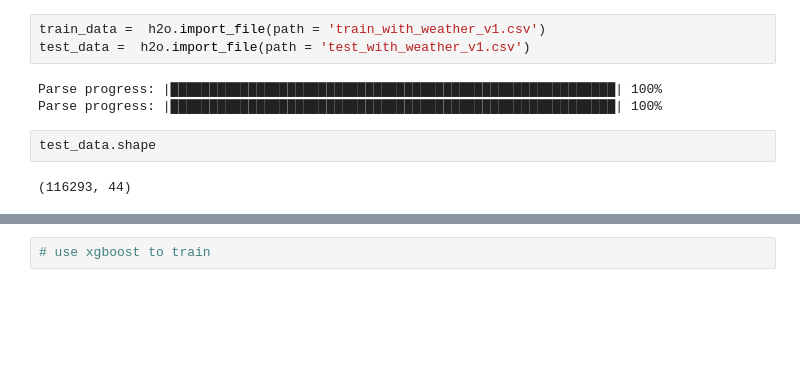
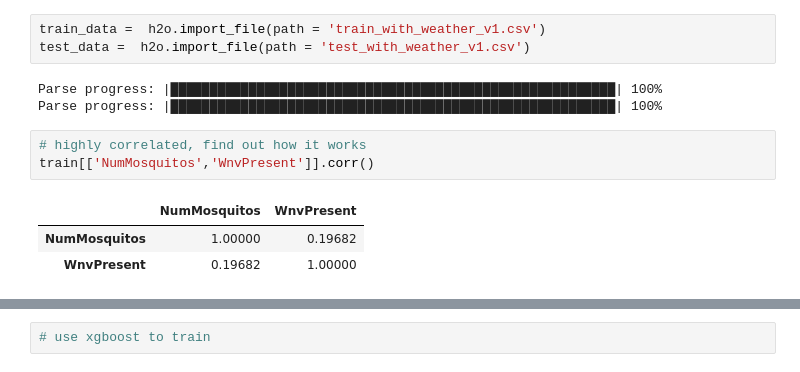
Before and after one commit to yangju2011/west_nile_virus_prediction, a Jupyter notebook: west nile virus prediction in chicago.ipynb, the cells around one changed output, grey strips where cells are left out. Drawn from its saved outputs; the diff is of its cells as text; blank space fills up the shorter version.

```diff
--- a/west nile virus prediction in chicago.ipynb
+++ b/west nile virus prediction in chicago.ipynb
@@ -1036,7 +1050,10 @@ test_data =  h2o.import_file(path = 'test_with_weather_v1.csv')
 # %% [output]
 Parse progress: |█████████████████████████████████████████████████████████| 100%
 Parse progress: |█████████████████████████████████████████████████████████| 100%
-# %%
-test_data.shape
-# %% [output]
-(116293, 44)
+# %%
+# highly correlated, find out how it works
+train[['NumMosquitos','WnvPresent']].corr()
+# %% [output]
+|  | NumMosquitos | WnvPresent |
+| NumMosquitos | 1.00000 | 0.19682 |
+| WnvPresent | 0.19682 | 1.00000 |
```
Also changed, not shown: parts of 26 cells of this notebook, 8 other files.
